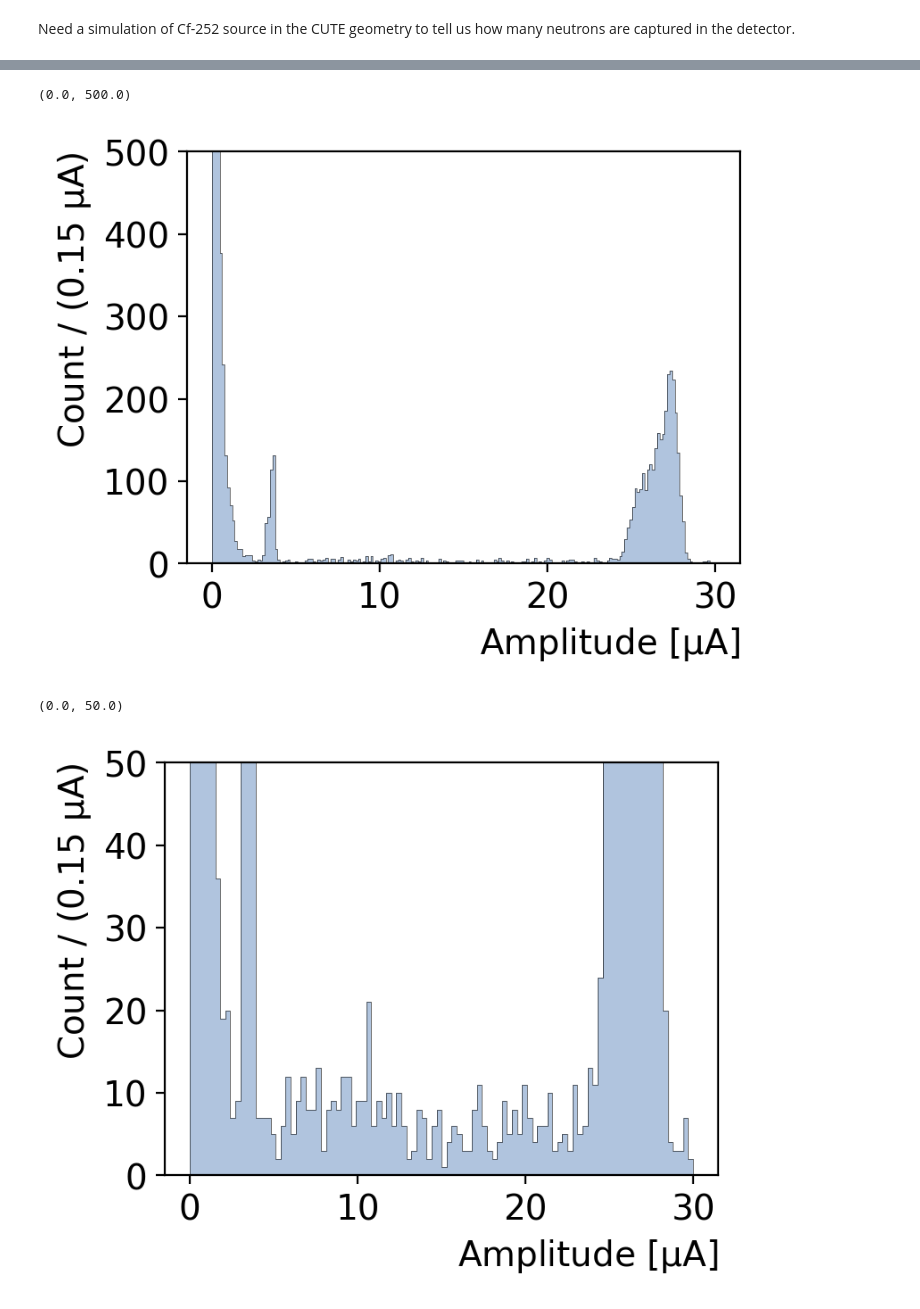
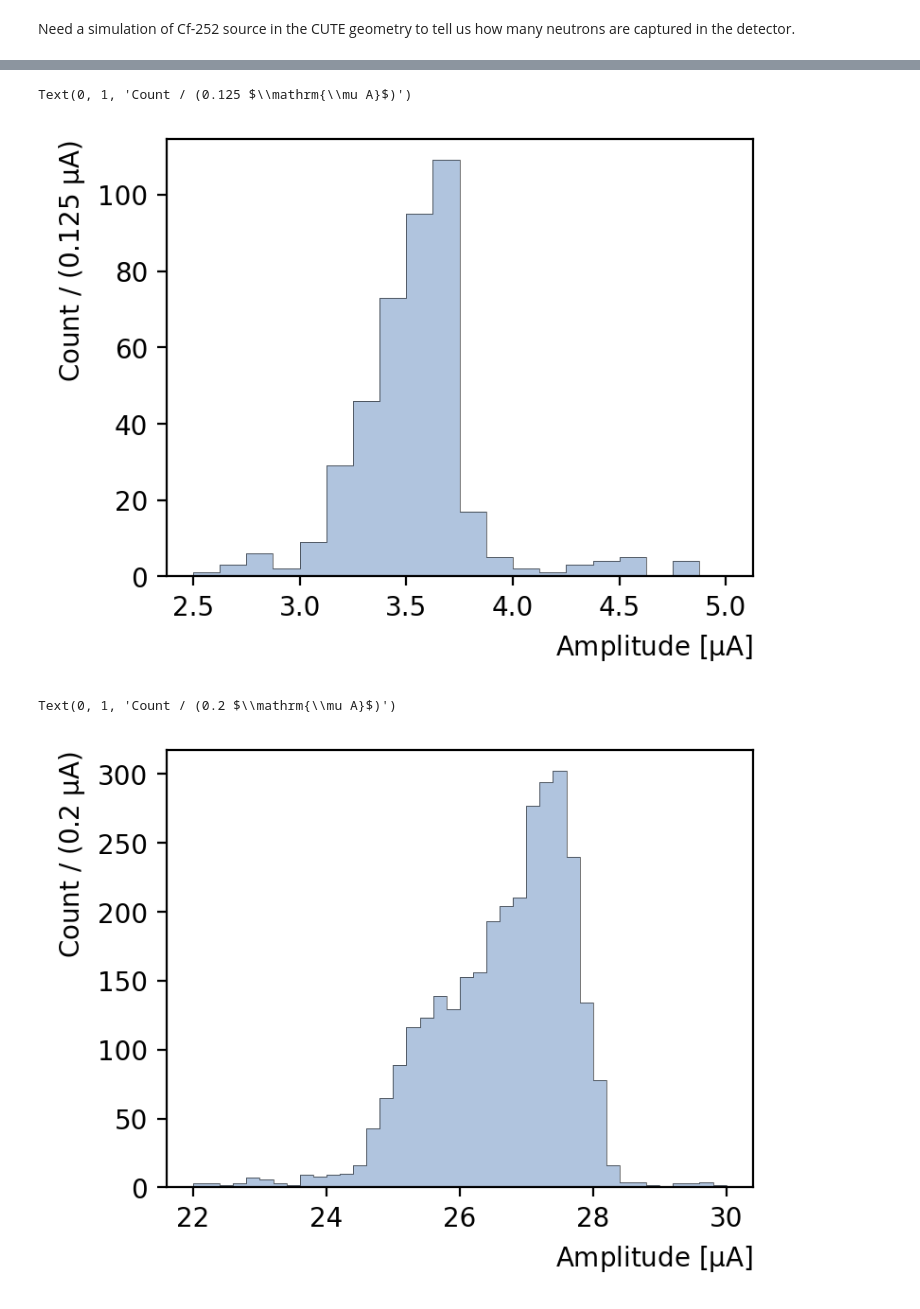
Before and after one commit to perry5334/CDMS, a Jupyter notebook: notebooks/CUTE/Ge71_Lines/Ge71_Activation_Lines.ipynb, the cells around one changed output, grey strips where cells are left out. Cells and saved outputs as stored; diff of their text form; code cells hidden in the pictures.

```diff
--- a/notebooks/CUTE/Ge71_Lines/Ge71_Activation_Lines.ipynb
+++ b/notebooks/CUTE/Ge71_Lines/Ge71_Activation_Lines.ipynb
@@ -52,5 +57,5 @@ Need a simulation of Cf-252 source in the CUTE geometry to tell us how many neut
 # %%
-filepath = np.sort(glob.glob('/project/6049244/data/CDMS/CUTE/R37/Processed/Tests/CUTE_T3_GeActivation_v2.1.1_V05-00_P0.2./Submerged/CUTE_T3_GeActivation_v2.1.1_V05-00_P0.2._232312??_??????.root')) # Cedar
+filepath = np.sort(glob.glob(f'/scratch/group/mitchcomp/CDMS/data/CDMS/CUTE/R37/Processed/Tests/{ProdTag}/Submerged/{ProdTag}_232312??_??????.root')) # Cedar
 # %%
 ## Identify series list and pull data from data catalog
 ## Z1 held at 50V bias.
@@ -122,20 +125,20 @@ Text(0, 1, 'Count / (0.3 $\\mathrm{\\mu A}$)')
 # %%
 plt.figure(figsize=(4,3), dpi=200)
-plt.hist(df_rqs['PTOFamps']*1e6, bins=np.linspace(0, 30, 201), color = 'lightsteelblue')
-plt.hist(df_rqs['PTOFamps']*1e6, bins=np.linspace(0, 30, 201), histtype='step', color = 'black', lw = 0.2)
+plt.hist(df_rqs['PTOFamps']*1e6, bins=np.linspace(2.5, 5, 21), color = 'lightsteelblue')
+plt.hist(df_rqs['PTOFamps']*1e6, bins=np.linspace(2.5, 5, 21), histtype='step', color = 'black', lw = 0.2)
 plt.xlabel(r"Amplitude [$\mathrm{\mu A}$]")
-plt.ylabel("Count / (0.15 $\mathrm{\mu A}$)")
-plt.ylim(0, 500)
+plt.ylabel("Count / (0.125 $\mathrm{\mu A}$)")
+#plt.ylim(0, 500)
 # %% [output]
-(0.0, 500.0)
+Text(0, 1, 'Count / (0.125 $\\mathrm{\\mu A}$)')
-[figure, old version]
+[figure, new version]
 # %%
 plt.figure(figsize=(4,3), dpi=200)
-plt.hist(df_rqs['PTOFamps']*1e6, bins=np.linspace(0, 30, 101), color = 'lightsteelblue')
-plt.hist(df_rqs['PTOFamps']*1e6, bins=np.linspace(0, 30, 101), histtype='step', color = 'black', lw = 0.2)
+plt.hist(df_rqs['PTOFamps']*1e6, bins=np.linspace(22, 30, 41), color = 'lightsteelblue')
+plt.hist(df_rqs['PTOFamps']*1e6, bins=np.linspace(22, 30, 41), histtype='step', color = 'black', lw = 0.2)
 plt.xlabel(r"Amplitude [$\mathrm{\mu A}$]")
-plt.ylabel("Count / (0.15 $\mathrm{\mu A}$)")
-plt.ylim(0, 50)
+plt.ylabel("Count / (0.2 $\mathrm{\mu A}$)")
+#plt.ylim(0, 500)
 # %% [output]
-(0.0, 50.0)
+Text(0, 1, 'Count / (0.2 $\\mathrm{\\mu A}$)')
-[figure, old version]
+[figure, new version]
```
Also changed, not shown: parts of 19 cells of this notebook, 2 other files.
